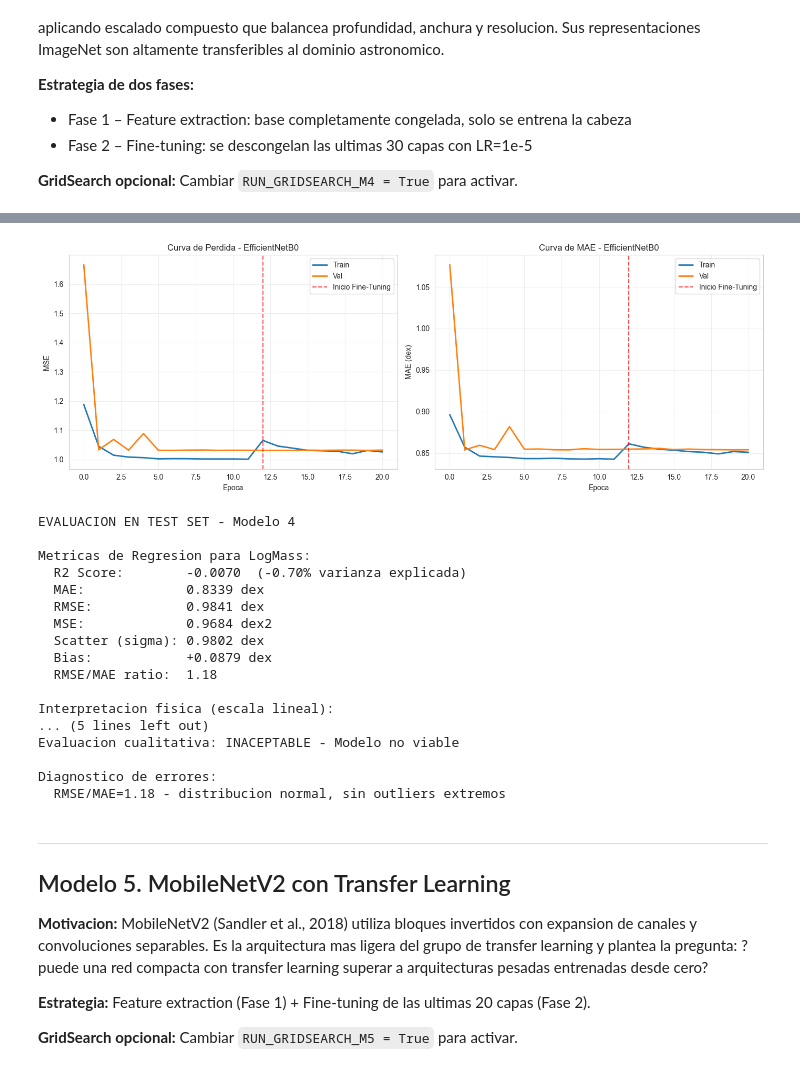
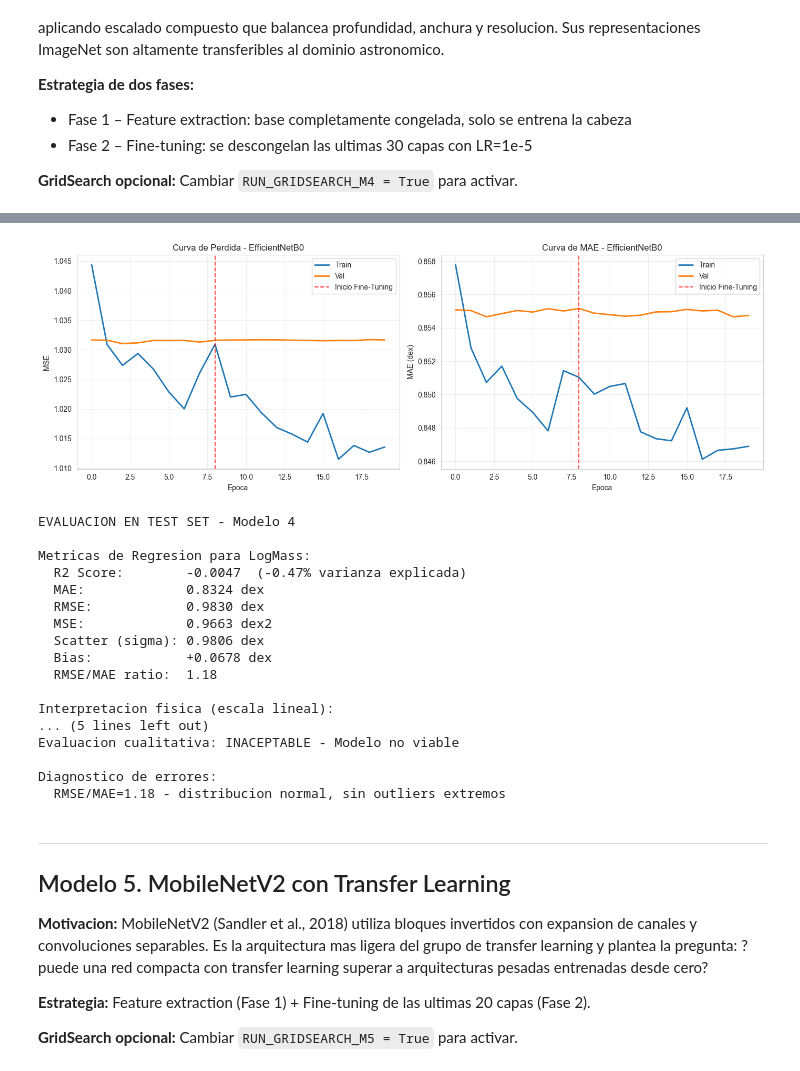
Before and after one commit to GusMorales14/Avance4.-61, a Jupyter notebook: Avance4.61.ipynb, the cells around one changed output, grey strips where cells are left out. Cells and saved outputs as stored; diff of their text form; code cells hidden in the pictures.

Commit message:
Modelos con grid search

```diff
--- a/Avance4.61.ipynb
+++ b/Avance4.61.ipynb
@@ -821,7 +897,7 @@ Model: "ResNet_Custom"
 # [OPCIONAL] GRIDSEARCH - MODELO 2: ResNet Custom
 # Cambiar a True para activar la busqueda de hiperparametros
 
-RUN_GRIDSEARCH_M2 = False  # <- Cambiar a True para activar
+RUN_GRIDSEARCH_M2 = True  # <- Cambiar a True para activar
 
 if RUN_GRIDSEARCH_M2:
     if KERAS_TUNER_AVAILABLE:
@@ -990,7 +1066,7 @@ Model: "CNN_Deep_BN"
 # %%
 # [OPCIONAL] GRIDSEARCH - MODELO 3: CNN Profunda + BN
 
-RUN_GRIDSEARCH_M3 = False  # <- Cambiar a True para activar
+RUN_GRIDSEARCH_M3 = True  # <- Cambiar a True para activar
 
 if RUN_GRIDSEARCH_M3:
     if KERAS_TUNER_AVAILABLE:
@@ -1136,7 +1210,7 @@ Total parametros: 4,395,044
 # %%
 # [OPCIONAL] GRIDSEARCH - MODELO 4: EfficientNetB0
 
-RUN_GRIDSEARCH_M4 = False  # <- Cambiar a True para activar
+RUN_GRIDSEARCH_M4 = True  # <- Cambiar a True para activar
 
 if RUN_GRIDSEARCH_M4:
     print("Busqueda manual de hiperparametros - EfficientNetB0")
@@ -1169,25 +1259,44 @@ GridSearch M4 desactivado.
 # %%
+# Definir número de capas a descongelar
+fine_tune_layers_m4 = best_p_m4.get('freeze_layers', 30) if RUN_GRIDSEARCH_M4 else 30
+
 # Fase 1 - Feature Extraction
 print("FASE 1 - Feature Extraction: EfficientNetB0")
 history_m4_p1, time_m4_p1 = train_model(model_m4, train_ds, val_ds, epochs=12, patience=5)
 
-# Fase 2 - Fine-Tuning (ultimas 30 capas)
+# Fase 2 - Fine-Tuning
 print("\n")
-print("FASE 2 - Fine-Tuning: ultimas 30 capas de EfficientNetB0")
+print(f"FASE 2 - Fine-Tuning: ultimas {fine_tune_layers_m4} capas de EfficientNetB0")
+
 base_m4.trainable = True
-for layer in base_m4.layers[:-30]:
+
+for layer in base_m4.layers[:-fine_tune_layers_m4]:
     layer.trainable = False
+
 model_m4.compile(optimizer=Adam(1e-5), loss='mse', metrics=['mae'])
-history_m4_p2, time_m4_p2 = train_model(model_m4, train_ds, val_ds, epochs=12, patience=6)
+
+history_m4_p2, time_m4_p2 = train_model(
+    model_m4,
+    train_ds,
+    val_ds,
+    epochs=12,
+    patience=6
+)
 
 epochs_m4 = plot_combined_history(history_m4_p1, history_m4_p2, "EfficientNetB0")
 
 print("\nEVALUACION EN TEST SET - Modelo 4\n")
+
 y_test_m4, y_pred_m4 = get_predictions(model_m4, test_ds)
+
 metrics_m4 = evaluate_regression_complete(y_test_m4, y_pred_m4, "LogMass")
-metrics_m4.update({'Params': model_m4.count_params(),
-                   'Train_Time_s': time_m4_p1 + time_m4_p2,
-                   'Epochs_Run': epochs_m4})
+
+metrics_m4.update({
+    'Params': model_m4.count_params(),
+    'Train_Time_s': time_m4_p1 + time_m4_p2,
+    'Epochs_Run': epochs_m4
+})
+
 results_registry["M4_EfficientNetB0"] = metrics_m4
 # %% [output]
 FASE 1 - Feature Extraction: EfficientNetB0
@@ -1210,13 +1319,13 @@ Tiempo de entrenamiento: 499.2s (8.3 min)
-[figure, old version]
+[figure, new version]
 EVALUACION EN TEST SET - Modelo 4
 
 Metricas de Regresion para LogMass:
-  R2 Score:        -0.0070  (-0.70% varianza explicada)
-  MAE:             0.8339 dex
-  RMSE:            0.9841 dex
-  MSE:             0.9684 dex2
-  Scatter (sigma): 0.9802 dex
-  Bias:            +0.0879 dex
+  R2 Score:        -0.0047  (-0.47% varianza explicada)
+  MAE:             0.8324 dex
+  RMSE:            0.9830 dex
+  MSE:             0.9663 dex2
+  Scatter (sigma): 0.9806 dex
+  Bias:            +0.0678 dex
   RMSE/MAE ratio:  1.18
 
 Interpretacion fisica (escala lineal):
```
Also changed, not shown: parts of 18 cells of this notebook.
